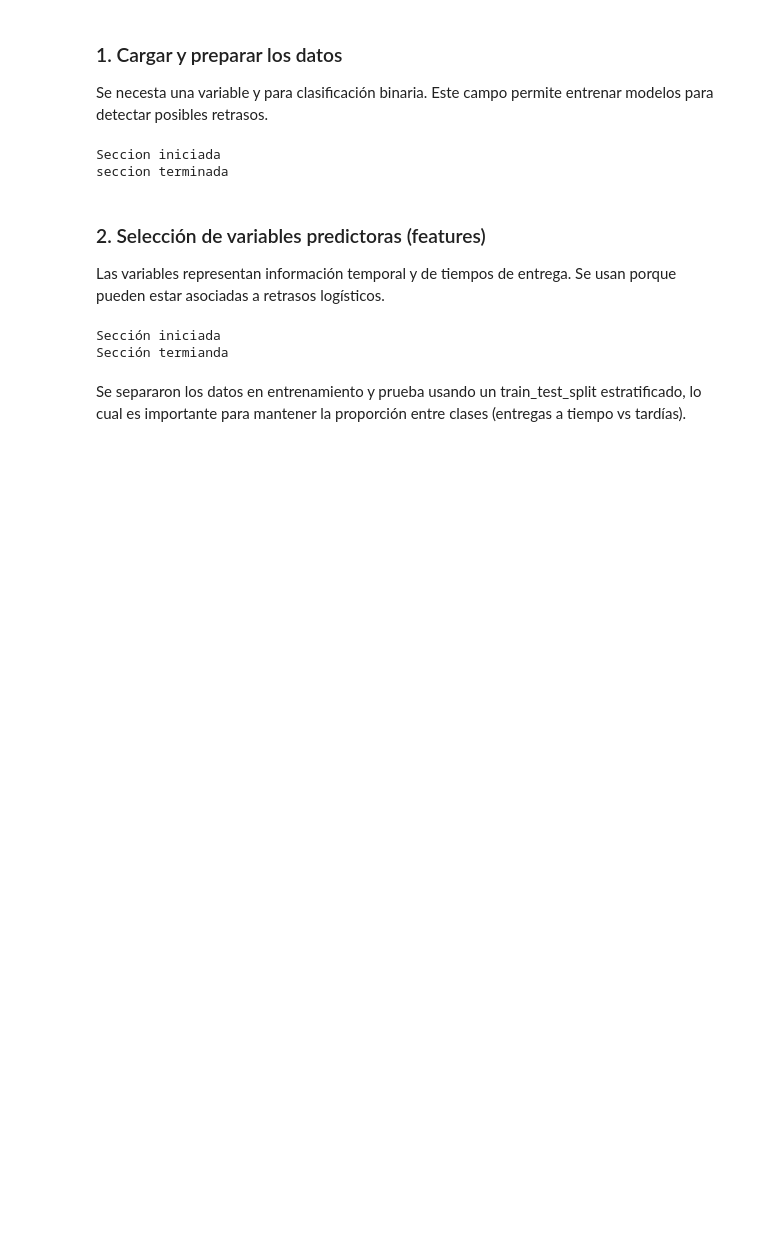
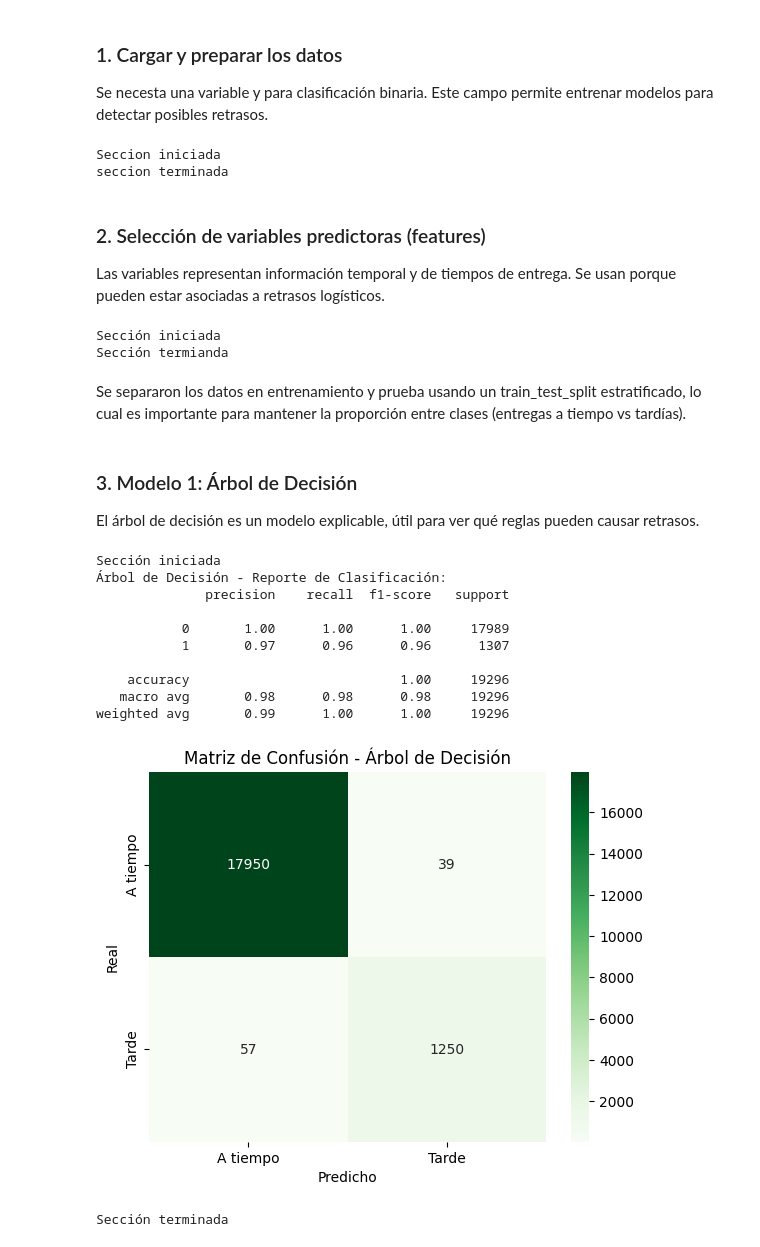
Before and after one commit to BrandonReyes0609/Proyecto3_MD, a Jupyter notebook: main.ipynb, the cells around one changed output. Drawn from its saved outputs; the diff is of its cells as text; code cells hidden in the pictures; blank space fills up the shorter version.

Commit message:
Se realizaron 3 modelos

```diff
--- a/main.ipynb
+++ b/main.ipynb
@@ -940,3 +940,42 @@ Sección iniciada
 Sección termianda
 # %% [markdown]
 Se separaron los datos en entrenamiento y prueba usando un train_test_split estratificado, lo cual es importante para mantener la proporción entre clases (entregas a tiempo vs tardías).
+# %% [markdown]
+### 3. Modelo 1: Árbol de Decisión
+
+El árbol de decisión es un modelo explicable, útil para ver qué reglas pueden causar retrasos.
+# %%
+print("Sección iniciada")
+from sklearn.tree import DecisionTreeClassifier
+from sklearn.metrics import classification_report, confusion_matrix
+import seaborn as sns
+import matplotlib.pyplot as plt
+
+tree_model = DecisionTreeClassifier(random_state=42)
+tree_model.fit(X_train, y_train)
+
+y_pred_tree = tree_model.predict(X_test)
+
+print("Árbol de Decisión - Reporte de Clasificación:")
+print(classification_report(y_test, y_pred_tree))
+
+cm_tree = confusion_matrix(y_test, y_pred_tree)
+sns.heatmap(cm_tree, annot=True, fmt='d', cmap='Greens', xticklabels=["A tiempo", "Tarde"], yticklabels=["A tiempo", "Tarde"])
+plt.title("Matriz de Confusión - Árbol de Decisión")
+plt.xlabel("Predicho")
+plt.ylabel("Real")
+plt.show()
+print("Sección terminada")
+# %% [output]
+Sección iniciada
+Árbol de Decisión - Reporte de Clasificación:
+              precision    recall  f1-score   support
+
+           0       1.00      1.00      1.00     17989
+           1       0.97      0.96      0.96      1307
+
+    accuracy                           1.00     19296
+   macro avg       0.98      0.98      0.98     19296
+weighted avg       0.99      1.00      1.00     19296
+[figure, added]
+Sección terminada
```
Also changed, not shown: parts of 6 cells of this notebook.
